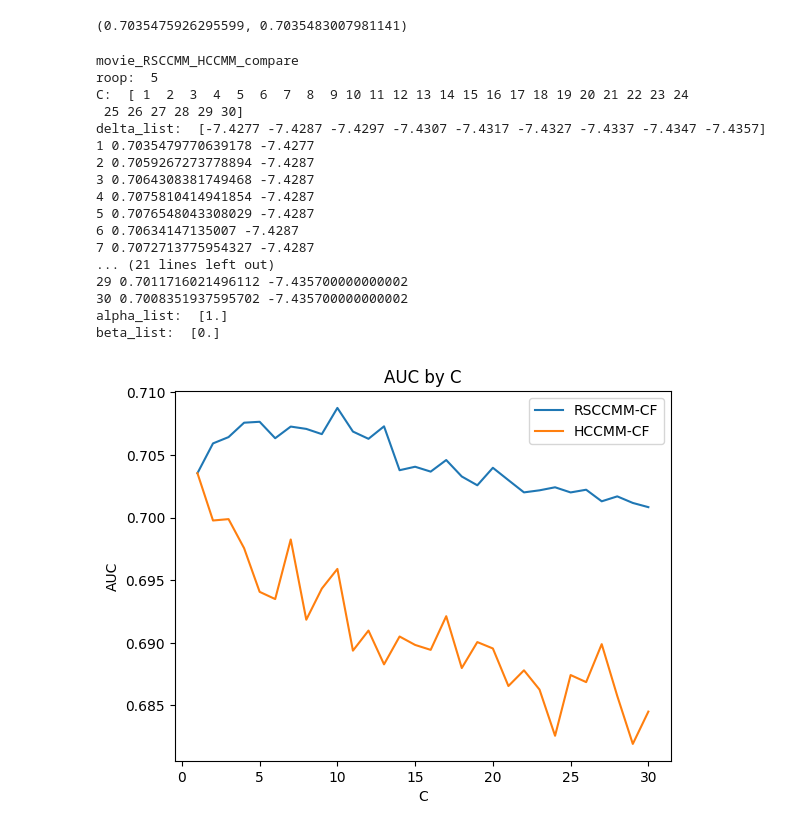
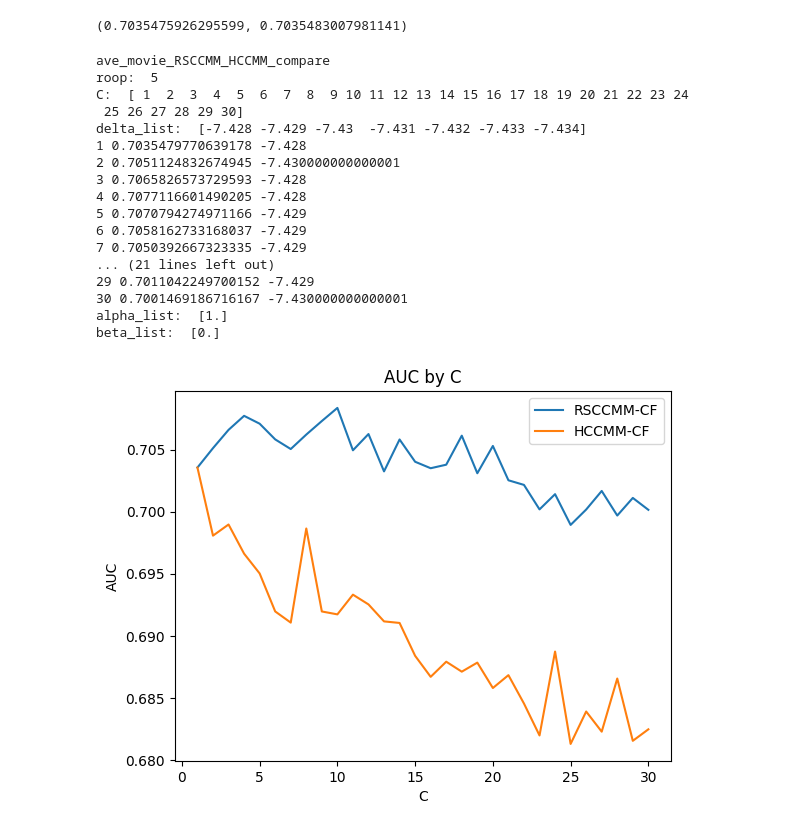
Before and after one commit to kimisuke0503/colab-research, a Jupyter notebook: movieLens_average/ave_movie_RSCCMM_CF_compare.ipynb, the cells around one changed output. Cells and saved outputs as stored; diff of their text form; code cells hidden in the pictures.

```diff
--- a/movieLens_average/ave_movie_RSCCMM_CF_compare.ipynb
+++ b/movieLens_average/ave_movie_RSCCMM_CF_compare.ipynb
@@ -217,7 +217,7 @@ output = [x_C.tolist()]
 
 # RSCCMM-CFの設定
 y_RSCCMM_auc_ave = []
-delta_list = np.arange(-7.4277, -7.436, -0.001)
+delta_list = np.arange(-7.428, -7.434, -0.001)
 print("delta_list: ", delta_list )
 
 output_rows.append(["", ', '.join(map(str, x_C)), "auc", ', '.join(map(str, delta_list)), "無し"])
@@ -268,45 +268,45 @@ output.append(y_RCCMM_auc_ave)
 plt.plot(x_C, y_RSCCMM_auc_ave, label="RSCCMM-CF")
 # plt.plot(x_C, y_RCCMM_auc_ave, label="RCCMM-CF")
 plt.plot(x_C, y_RCCMM_auc_ave, label="HCCMM-CF")
 #plt.xticks(x_C, x_C)
 plt.legend()
 plt.title('AUC by C')
 plt.xlabel('C')
 plt.ylabel('AUC')
 #plt.grid(True)
 plt.savefig(f"{name}.png", format="png", dpi=300)
 
 #csv出力
 with open(f'{name}.csv', 'wt', encoding='utf-8', newline='') as fout:
     writer = csv.writer(fout)
     writer.writerows(output)
 
 output_info = [["手法", "クラスター数", "AUC", "パラメータ1", "パラメータ2"]]
 for row in output_rows:
   output_info.append(row)
 
 with open(f'{name}_info.csv', 'wt', encoding='utf-8', newline='') as fout:
     writer = csv.writer(fout)
     writer.writerows(output_info)
 # %% [output]
-movie_RSCCMM_HCCMM_compare
+ave_movie_RSCCMM_HCCMM_compare
 roop:  5
 C:  [ 1  2  3  4  5  6  7  8  9 10 11 12 13 14 15 16 17 18 19 20 21 22 23 24
  25 26 27 28 29 30]
-delta_list:  [-7.4277 -7.4287 -7.4297 -7.4307 -7.4317 -7.4327 -7.4337 -7.4347 -7.4357]
-1 0.7035479770639178 -7.4277
-2 0.7059267273778894 -7.4287
-3 0.7064308381749468 -7.4287
-4 0.7075810414941854 -7.4287
-5 0.7076548043308029 -7.4287
-6 0.70634147135007 -7.4287
-7 0.7072713775954327 -7.4287
+delta_list:  [-7.428 -7.429 -7.43  -7.431 -7.432 -7.433 -7.434]
+1 0.7035479770639178 -7.428
+2 0.7051124832674945 -7.430000000000001
+3 0.7065826573729593 -7.428
+4 0.7077116601490205 -7.428
+5 0.7070794274971166 -7.429
+6 0.7058162733168037 -7.429
+7 0.7050392667323335 -7.429
 ... (21 lines left out)
-29 0.7011716021496112 -7.435700000000002
-30 0.7008351937595702 -7.435700000000002
+29 0.7011042249700152 -7.429
+30 0.7001469186716167 -7.430000000000001
 alpha_list:  [1.]
 beta_list:  [0.]
-[figure, old version]
+[figure, new version]
 # %%
 # csvデータから再現
 name = "ave_movie_RSCCMM_HCCMM_compare"
```
Also changed, not shown: parts of 2 cells of this notebook.
